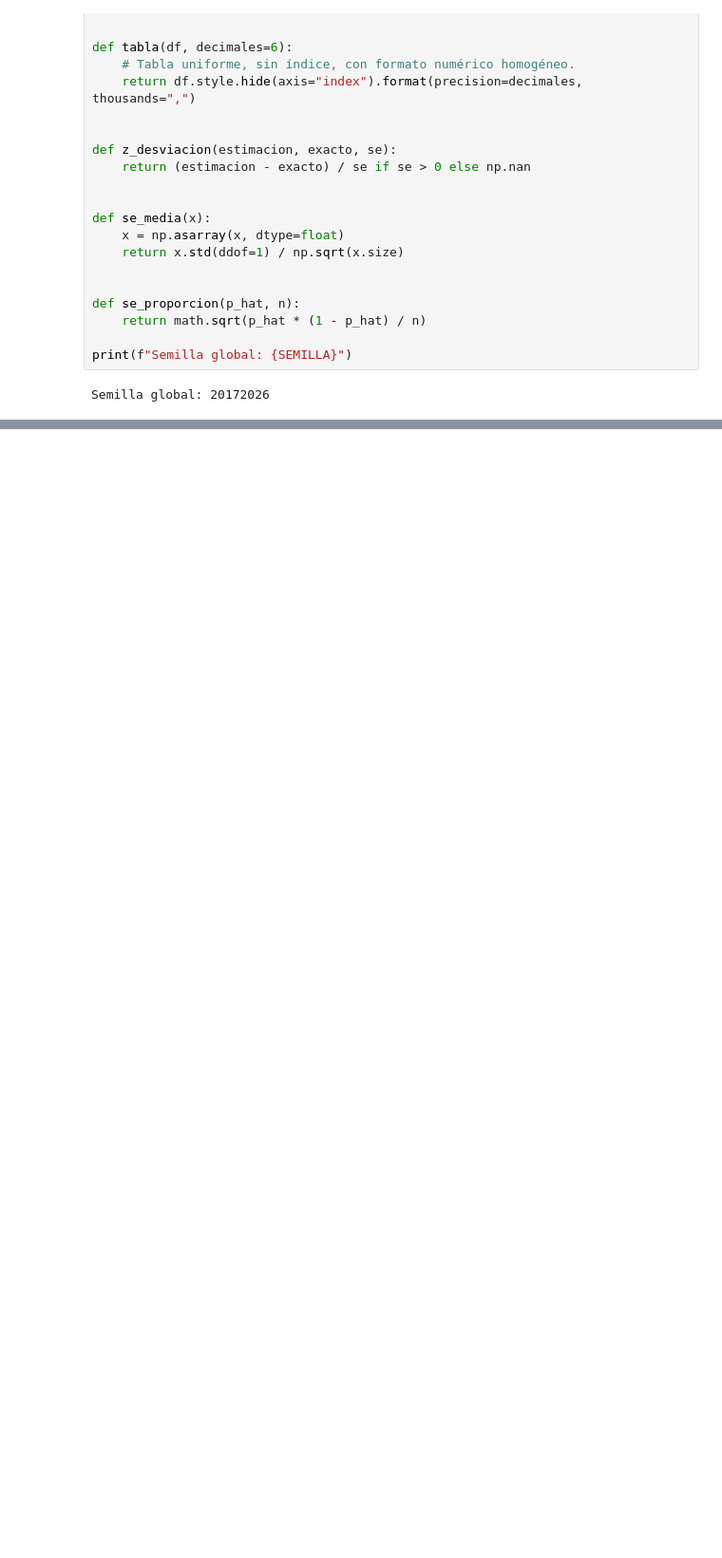
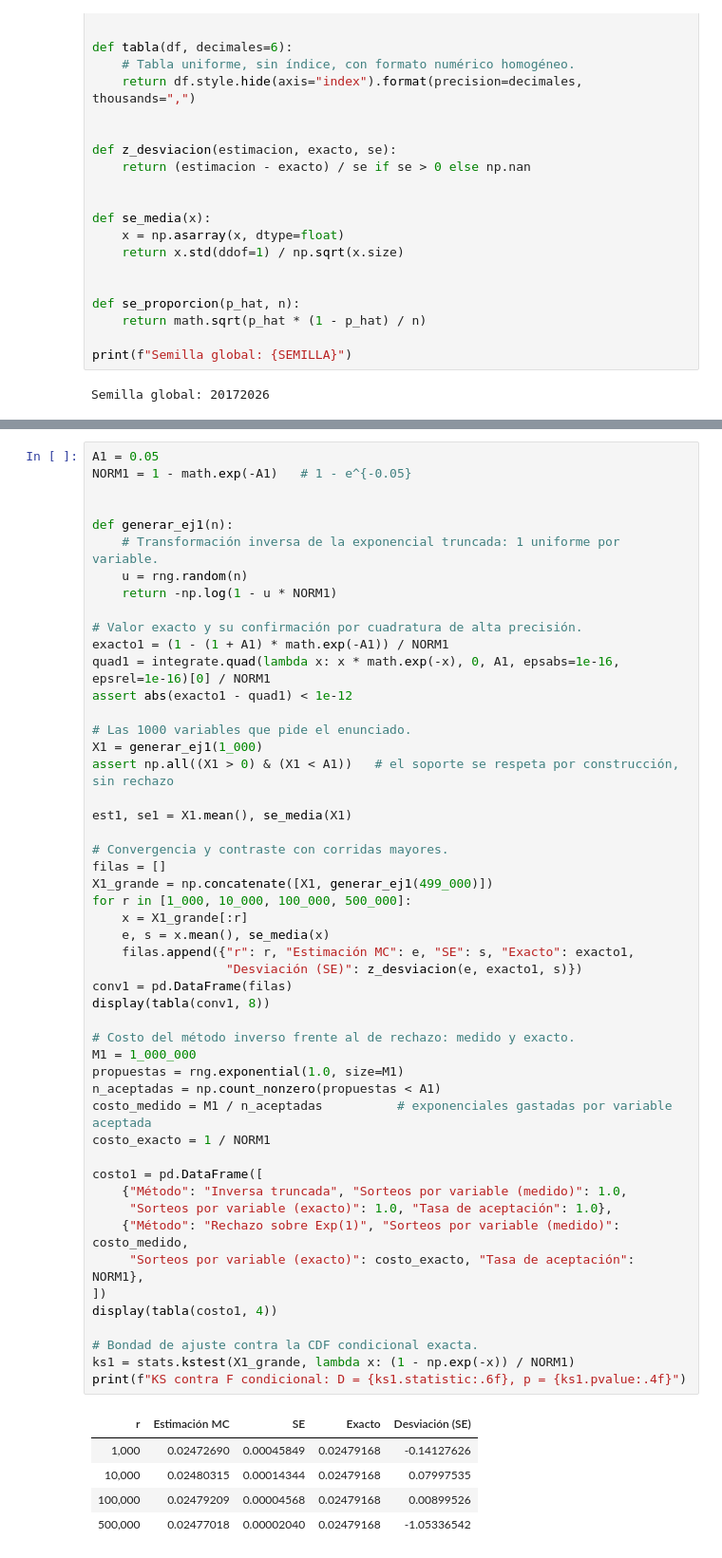
Before and after one commit to fabianpradod/mod-practica2, a Jupyter notebook: Practica_2_Generacion_de_Variables_Aleatorias_Continuas.ipynb, the cells around one changed output, grey strips where cells are left out. Shown at 95% size. Drawn from its saved outputs; the diff is of its cells as text; blank space fills up the shorter version.

Commit message:
feat: solve exercise 1 (truncated exponential)

```diff
--- a/Practica_2_Generacion_de_Variables_Aleatorias_Continuas.ipynb
+++ b/Practica_2_Generacion_de_Variables_Aleatorias_Continuas.ipynb
@@ -49,0 +62,56 @@ Semilla global: 20172026
+# %%
+A1 = 0.05
+NORM1 = 1 - math.exp(-A1)   # 1 - e^{-0.05}
+
+
+def generar_ej1(n):
+    # Transformación inversa de la exponencial truncada: 1 uniforme por variable.
+    u = rng.random(n)
+    return -np.log(1 - u * NORM1)
+
+# Valor exacto y su confirmación por cuadratura de alta precisión.
+exacto1 = (1 - (1 + A1) * math.exp(-A1)) / NORM1
+quad1 = integrate.quad(lambda x: x * math.exp(-x), 0, A1, epsabs=1e-16, epsrel=1e-16)[0] / NORM1
+assert abs(exacto1 - quad1) < 1e-12
+
+# Las 1000 variables que pide el enunciado.
+X1 = generar_ej1(1_000)
+assert np.all((X1 > 0) & (X1 < A1))   # el soporte se respeta por construcción, sin rechazo
+
+est1, se1 = X1.mean(), se_media(X1)
+
+# Convergencia y contraste con corridas mayores.
+filas = []
+X1_grande = np.concatenate([X1, generar_ej1(499_000)])
+for r in [1_000, 10_000, 100_000, 500_000]:
+    x = X1_grande[:r]
+    e, s = x.mean(), se_media(x)
+    filas.append({"r": r, "Estimación MC": e, "SE": s, "Exacto": exacto1,
+                  "Desviación (SE)": z_desviacion(e, exacto1, s)})
+conv1 = pd.DataFrame(filas)
+display(tabla(conv1, 8))
+
+# Costo del método inverso frente al de rechazo: medido y exacto.
+M1 = 1_000_000
+propuestas = rng.exponential(1.0, size=M1)
+n_aceptadas = np.count_nonzero(propuestas < A1)
+costo_medido = M1 / n_aceptadas          # exponenciales gastadas por variable aceptada
+costo_exacto = 1 / NORM1
+
+costo1 = pd.DataFrame([
+    {"Método": "Inversa truncada", "Sorteos por variable (medido)": 1.0,
+     "Sorteos por variable (exacto)": 1.0, "Tasa de aceptación": 1.0},
+    {"Método": "Rechazo sobre Exp(1)", "Sorteos por variable (medido)": costo_medido,
+     "Sorteos por variable (exacto)": costo_exacto, "Tasa de aceptación": NORM1},
+])
+display(tabla(costo1, 4))
+
+# Bondad de ajuste contra la CDF condicional exacta.
+ks1 = stats.kstest(X1_grande, lambda x: (1 - np.exp(-x)) / NORM1)
+print(f"KS contra F condicional: D = {ks1.statistic:.6f}, p = {ks1.pvalue:.4f}")
+# %% [output]
+| r | Estimación MC | SE | Exacto | Desviación (SE) |
+| 1,000 | 0.02472690 | 0.00045849 | 0.02479168 | -0.14127626 |
+| 10,000 | 0.02480315 | 0.00014344 | 0.02479168 | 0.07997535 |
+| 100,000 | 0.02479209 | 0.00004568 | 0.02479168 | 0.00899526 |
+| 500,000 | 0.02477018 | 0.00002040 | 0.02479168 | -1.05336542 |
```
Also changed, not shown: parts of 4 cells of this notebook.
